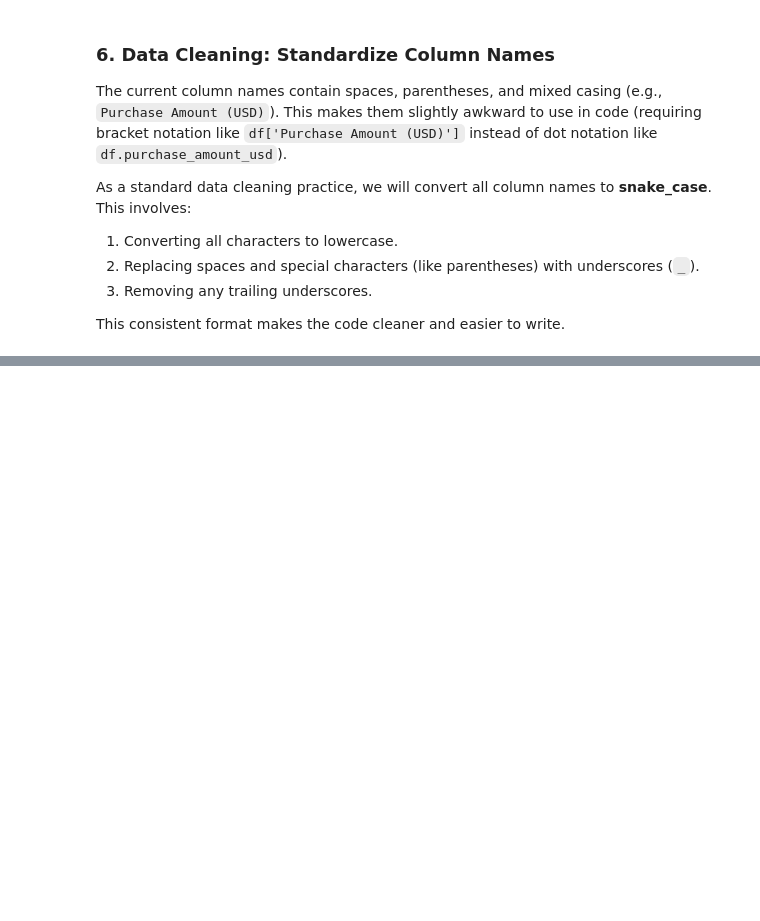
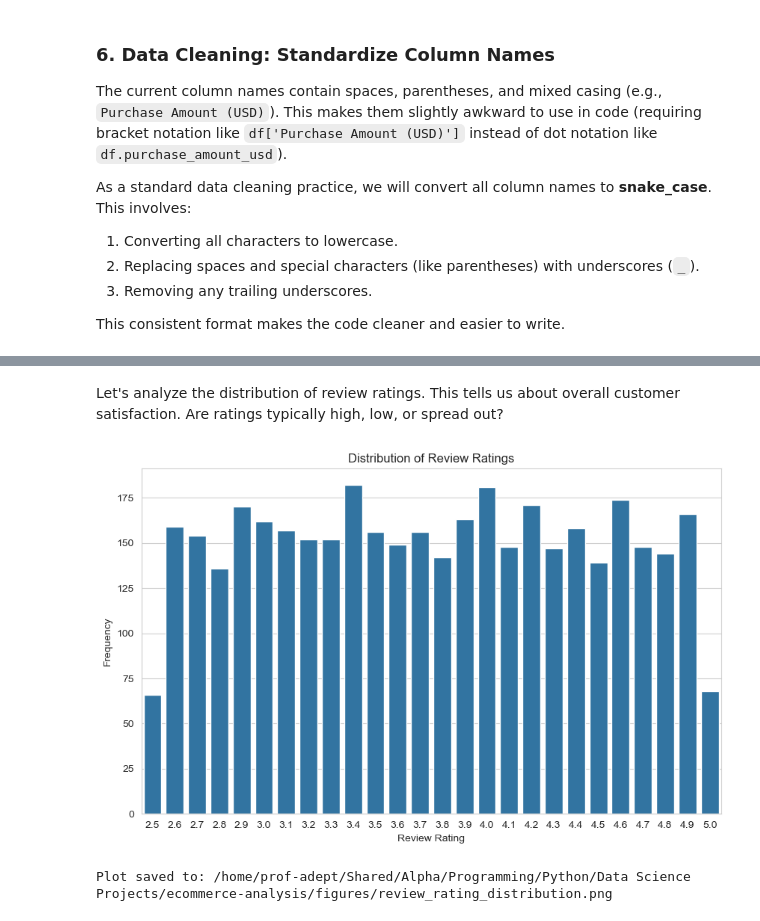
Before and after one commit to profadept/ecommerce-analysis, a Jupyter notebook: notebooks/analysis.ipynb, the cells around one changed output, grey strips where cells are left out. Cells and saved outputs as stored; diff of their text form; code cells hidden in the pictures; blank space fills up the shorter version.

```diff
--- a/notebooks/analysis.ipynb
+++ b/notebooks/analysis.ipynb
@@ -251,0 +292,30 @@ Cleaned Columns:
+# %% [markdown]
+Let's analyze the distribution of review ratings. This tells us about overall customer satisfaction. Are ratings typically high, low, or spread out?
+# %%
+# --- Univariate Analysis: Review Rating ---
+
+# Create a histogram for the 'review_rating' column
+# We can use discrete bins or let histplot choose appropriate ones.
+# kde=False might be clearer here as ratings aren't perfectly continuous.
+# sns.histplot(data=df, x='review_rating', kde=False, bins=10) # Using fewer bins might group similar ratings
+
+
+# Alternative: A countplot might be better for discrete-like values
+sns.countplot(data=df, x='review_rating') #, palette='viridis')
+plt.title('Distribution of Review Ratings')
+plt.xlabel('Review Rating')
+plt.ylabel('Frequency')
+
+# Define the save path
+save_path_rating = figures_dir / 'review_rating_distribution.png'
+
+# Save the figure
+plt.savefig(save_path_rating, dpi=300, bbox_inches='tight')
+
+# Show the plot
+plt.show()
+
+print(f"Plot saved to: {save_path_rating}")
+# %% [output]
+[figure, added]
+Plot saved to: /home/prof-adept/Shared/Alpha/Programming/Python/Data Science Projects/ecommerce-analysis/figures/review_rating_distribution.png
```
Also changed, not shown: parts of 8 cells of this notebook.
